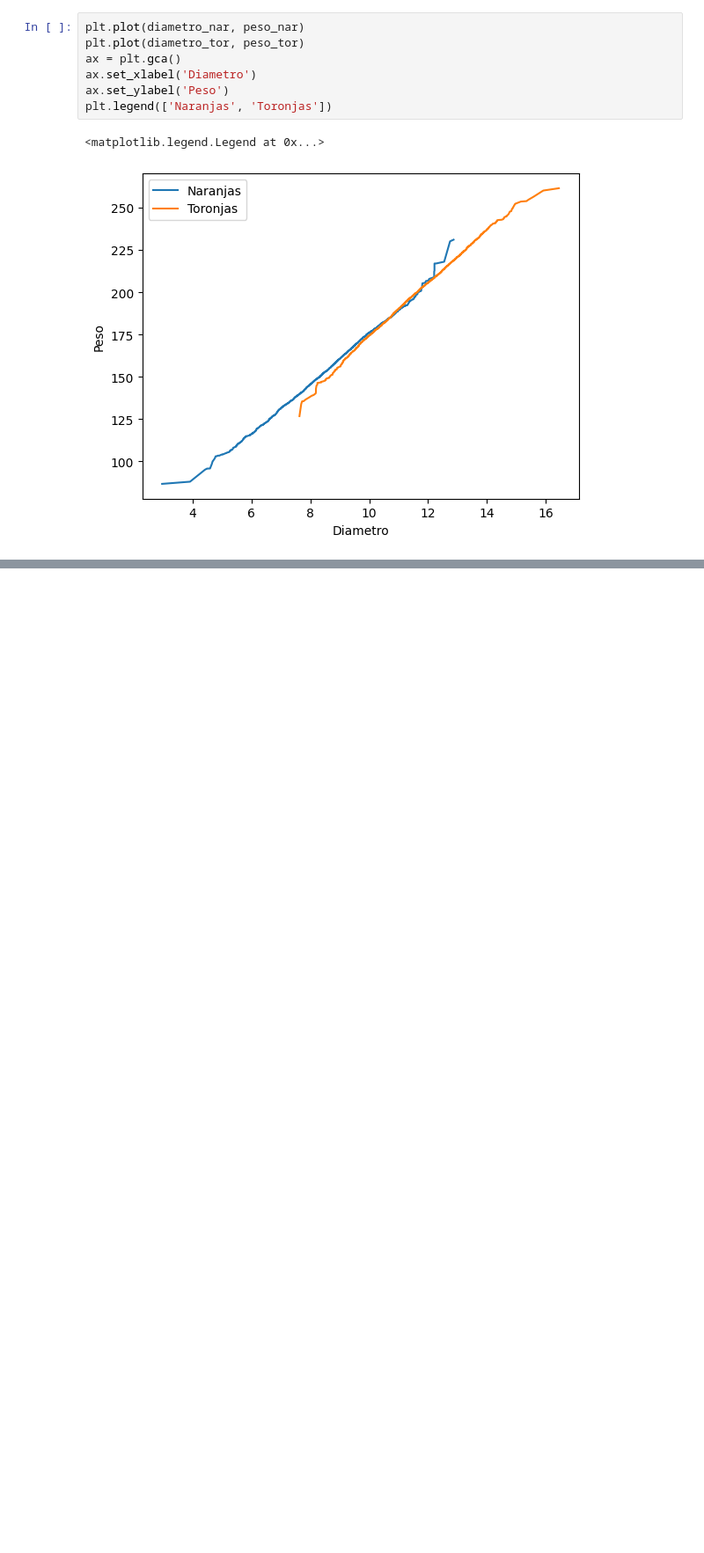
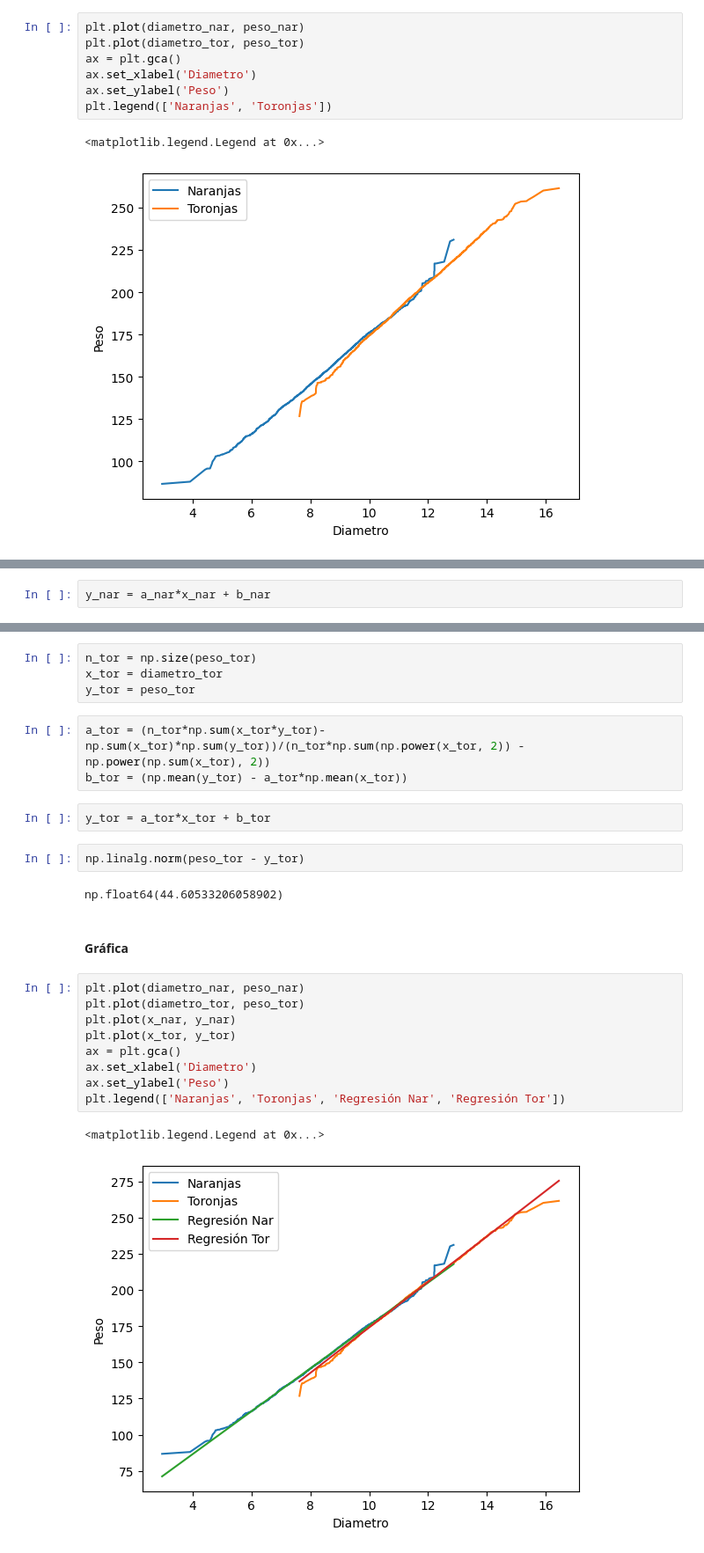
Before and after one commit to Daimond92/python_data_science, a Jupyter notebook: Numpy.ipynb, the cells around one changed output, grey strips where cells are left out. Shown at 88% size. Cells and saved outputs as stored; diff of their text form; blank space fills up the shorter version.

```diff
--- a/Numpy.ipynb
+++ b/Numpy.ipynb
@@ -365,0 +610,2 @@ plt.legend(['Naranjas', 'Toronjas'])
+# %%
+y_nar = a_nar*x_nar + b_nar
@@ -365,0 +618,27 @@ plt.legend(['Naranjas', 'Toronjas'])
+# %%
+n_tor = np.size(peso_tor)
+x_tor = diametro_tor
+y_tor = peso_tor
+# %%
+a_tor = (n_tor*np.sum(x_tor*y_tor)-np.sum(x_tor)*np.sum(y_tor))/(n_tor*np.sum(np.power(x_tor, 2)) - np.power(np.sum(x_tor), 2))
+b_tor = (np.mean(y_tor) - a_tor*np.mean(x_tor))
+# %%
+y_tor = a_tor*x_tor + b_tor
+# %%
+np.linalg.norm(peso_tor - y_tor)
+# %% [output]
+np.float64(44.60533206058902)
+# %% [markdown]
+#### Gráfica
+# %%
+plt.plot(diametro_nar, peso_nar)
+plt.plot(diametro_tor, peso_tor)
+plt.plot(x_nar, y_nar)
+plt.plot(x_tor, y_tor)
+ax = plt.gca()
+ax.set_xlabel('Diametro')
+ax.set_ylabel('Peso')
+plt.legend(['Naranjas', 'Toronjas', 'Regresión Nar', 'Regresión Tor'])
+# %% [output]
+<matplotlib.legend.Legend at 0x...>
+[figure, added]
```
Also changed, not shown: parts of 45 cells of this notebook.
